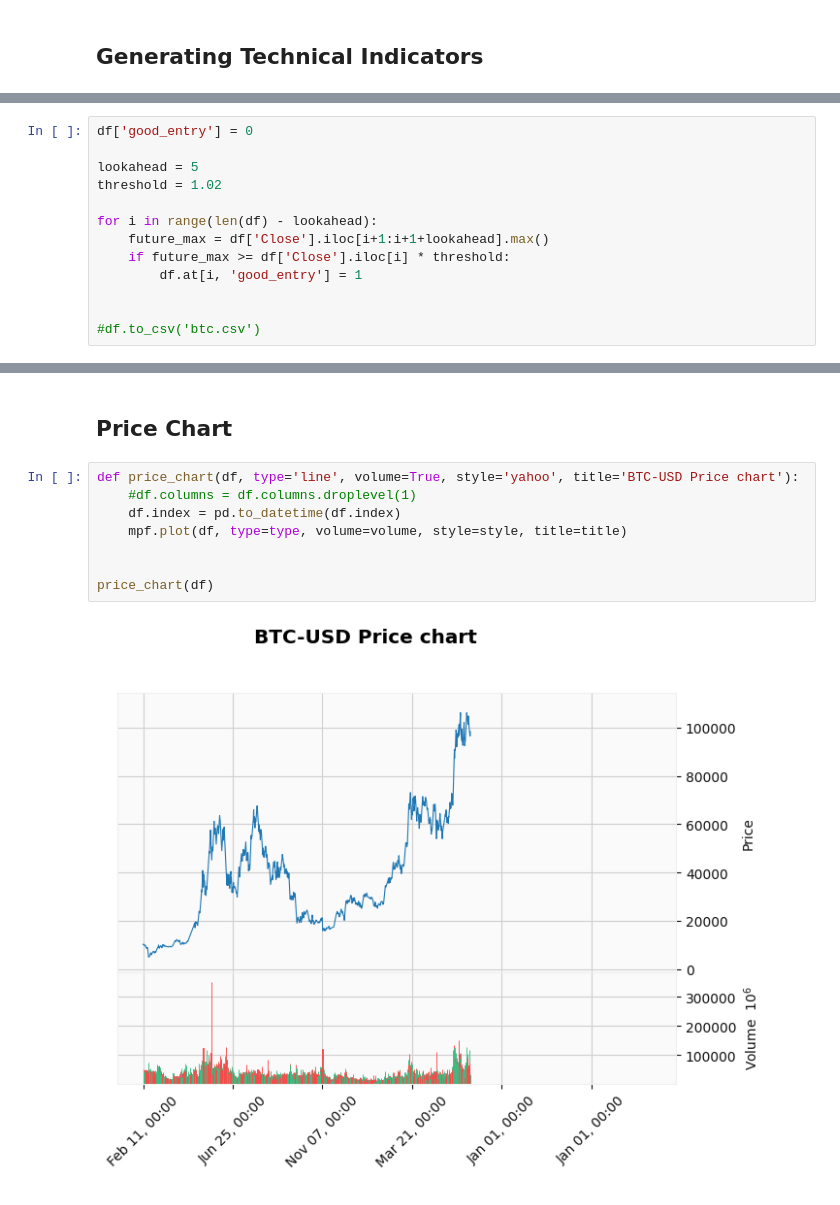
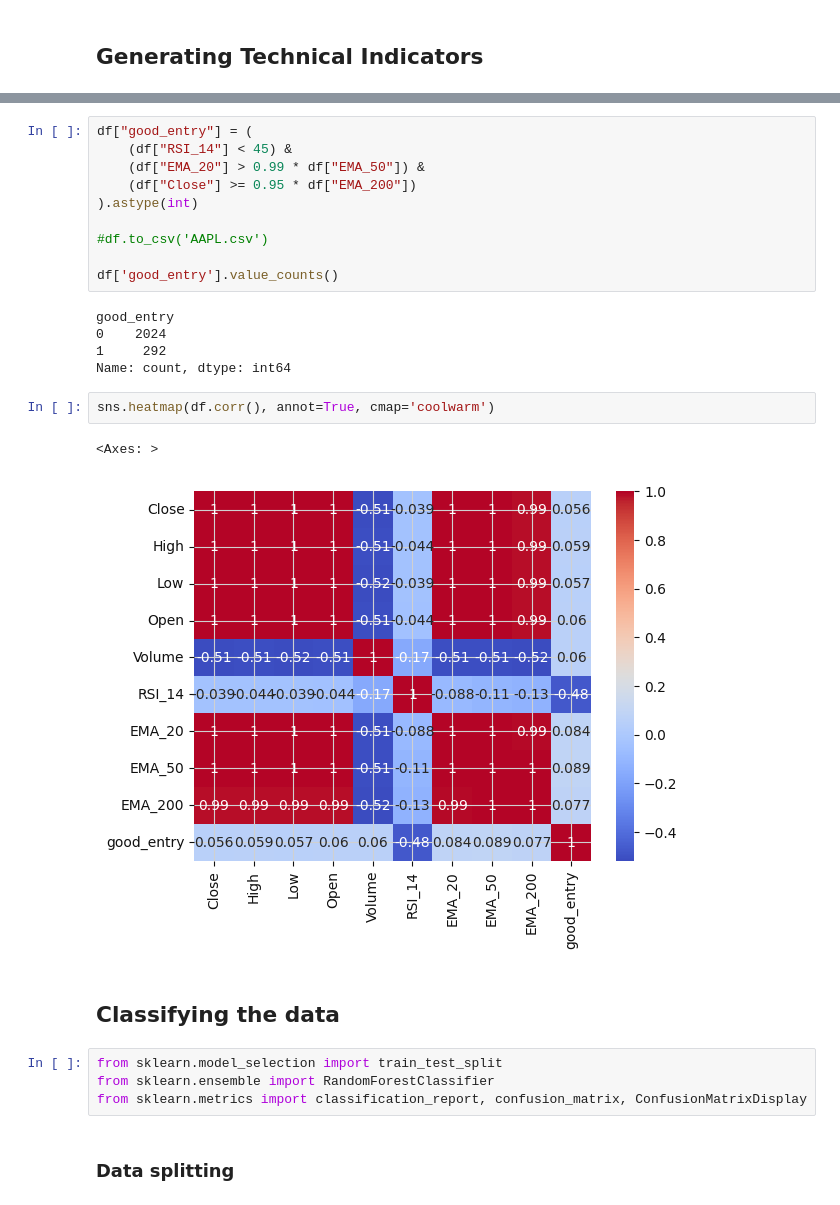
Before and after one commit to hediblk/algo-trader, a Jupyter notebook: model.ipynb, the cells around one changed output, grey strips where cells are left out. Saved outputs shown, nothing was run; the diff lists cells and outputs as text.

```diff
--- a/model.ipynb
+++ b/model.ipynb
@@ -54,13 +65,0 @@ df.ta.percent_return(cumulative=True, append=True)
-# %%
-df['good_entry'] = 0
-
-lookahead = 5
-threshold = 1.02
-
-for i in range(len(df) - lookahead):
-    future_max = df['Close'].iloc[i+1:i+1+lookahead].max()
-    if future_max >= df['Close'].iloc[i] * threshold:
-        df.at[i, 'good_entry'] = 1
-
-
-#df.to_csv('btc.csv')
@@ -80,12 +66,28 @@ Candle Patterns:
-# %% [markdown]
-## Price Chart
-# %%
-def price_chart(df, type='line', volume=True, style='yahoo', title='BTC-USD Price chart'):
-    #df.columns = df.columns.droplevel(1)
-    df.index = pd.to_datetime(df.index)
-    mpf.plot(df, type=type, volume=volume, style=style, title=title)
-
-
-price_chart(df)
-# %% [output]
-[figure, removed]
+# %%
+df["good_entry"] = (
+    (df["RSI_14"] < 45) &
+    (df["EMA_20"] > 0.99 * df["EMA_50"]) &
+    (df["Close"] >= 0.95 * df["EMA_200"])
+).astype(int)
+
+#df.to_csv('AAPL.csv')
+
+df['good_entry'].value_counts()
+# %% [output]
+good_entry
+0    2024
+1     292
+Name: count, dtype: int64
+# %%
+sns.heatmap(df.corr(), annot=True, cmap='coolwarm')
+# %% [output]
+<Axes: >
+[figure, added]
+# %% [markdown]
+## Classifying the data
+# %%
+from sklearn.model_selection import train_test_split
+from sklearn.ensemble import RandomForestClassifier
+from sklearn.metrics import classification_report, confusion_matrix, ConfusionMatrixDisplay
+# %% [markdown]
+### Data splitting
```
Also changed, not shown: parts of 17 cells of this notebook, 1 other file.
